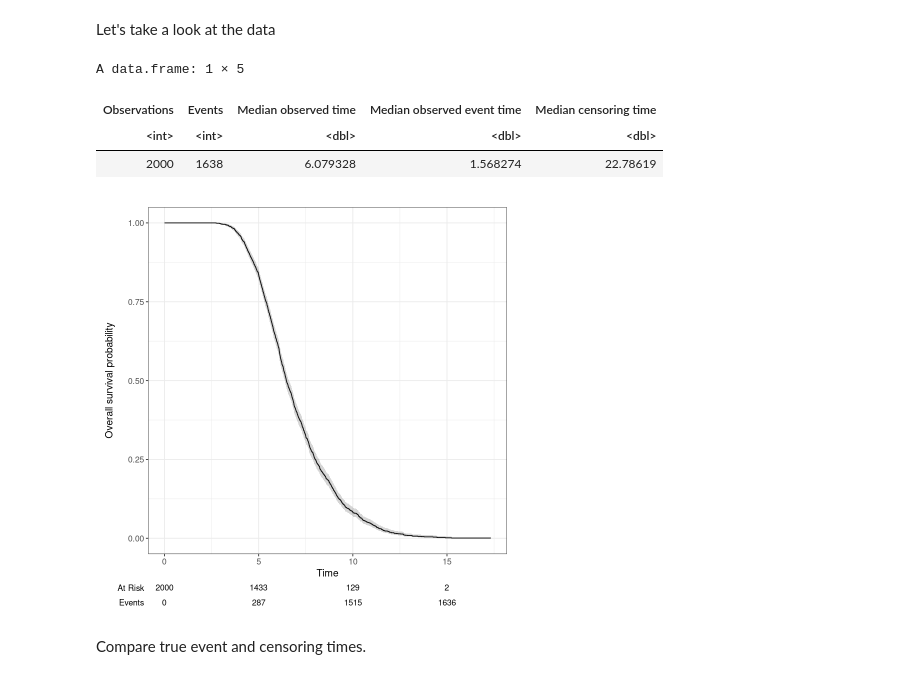
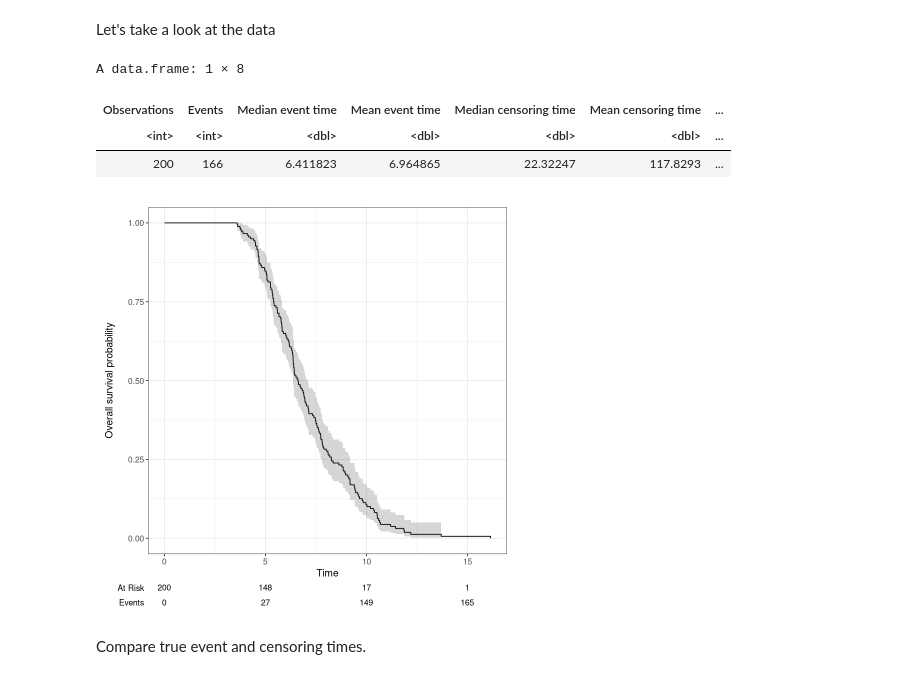
Before and after one commit to msesia/conformal_survival, a Jupyter notebook: code/survival-cqr-new.ipynb, the cells around one changed output. Cells and saved outputs as stored; diff of their text form; code cells hidden in the pictures.

```diff
--- a/code/survival-cqr-new.ipynb
+++ b/code/survival-cqr-new.ipynb
@@ -27,9 +27,9 @@ generator <- LogNormalSurvivalGenerator$new(num_features = num_features)
 #generator <- WeibullSurvivalGenerator$new(num_features = num_features)
 
 # Sample sizes
-num_samples_train <- 2000
-num_samples_cal <- 1000
-num_samples_test <- 1000
+num_samples_train <- 200
+num_samples_cal <- 200
+num_samples_test <- 500
 
 
 # Set random seet
@@ -50,3 +50,5 @@ data.test <- data.test.oracle |> select(-event_time, -censoring_time)
 data.train.t1 <- data.train.oracle |> select(-event_time)
 data.cal.t1 <- data.cal.oracle |> select(-event_time)
 data.test.t1 <- data.test.oracle |> select(-event_time)
+
+#generator$predict_quantiles(select(data.test, -time, -status)[c(24),], T.max=1000)
@@ -55,15 +72,19 @@ Let's take a look at the data
 # %%
 # Summarize data under type-I censoring
 data.train.oracle |>
     summarise(Observations=n(), Events = sum(status),
+              `Median event time`=median(event_time),
+              `Mean event time`=mean(event_time),
+              `Median censoring time`=median(censoring_time),
+              `Mean censoring time`=mean(censoring_time),
               `Median observed time`=median(time),
               `Median observed event time`=median(time[status]),
               `Median censoring time` = median(censoring_time))
 # %% [output]
-A data.frame: 1 × 5
+A data.frame: 1 × 8
-| Observations | Events | Median observed time | Median observed event time | Median censoring time |
-| <int> | <int> | <dbl> | <dbl> | <dbl> |
-| 2000 | 1638 | 6.079328 | 1.568274 | 22.78619 |
+| Observations | Events | Median event time | Mean event time | Median censoring time | Mean censoring time | ... |
+| <int> | <int> | <dbl> | <dbl> | <dbl> | <dbl> | ... |
+| 200 | 166 | 6.411823 | 6.964865 | 22.32247 | 117.8293 | ... |
 # %%
 # Kaplan-Meier plot
 survfit2(Surv(time, status) ~ 1, data = data.train) |>
@@ -75,7 +96,7 @@ survfit2(Surv(time, status) ~ 1, data = data.train) |>
   add_confidence_interval() +
   add_risktable()
 # %% [output]
-[figure, old version]
+[figure, new version]
 # %% [markdown]
 Compare true event and censoring times.
 # %%
```
Also changed, not shown: parts of 21 cells of this notebook, 3 other files.
